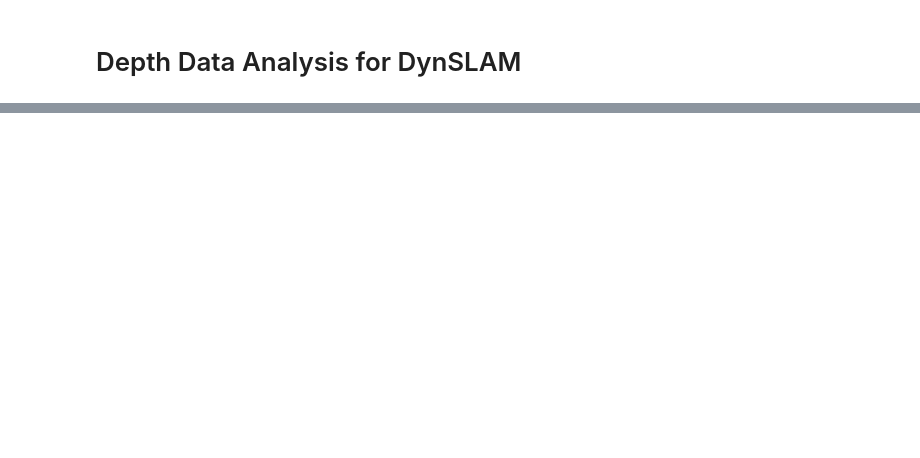
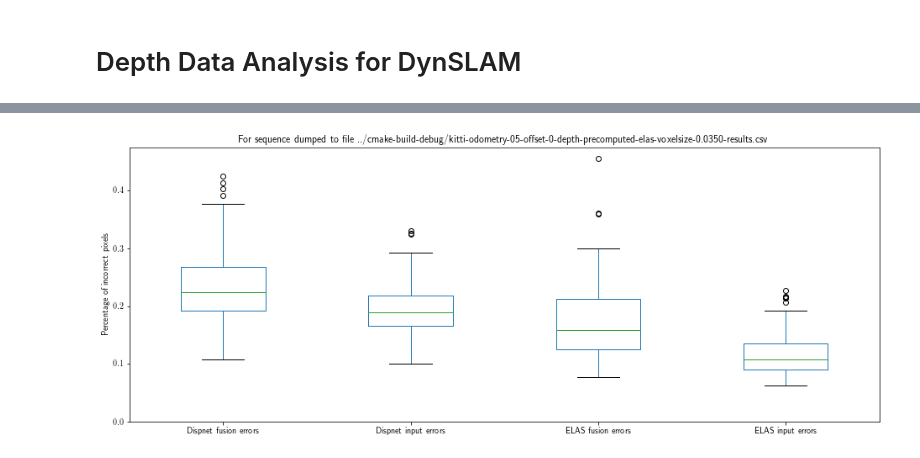
Before and after one commit to AndreiBarsan/DynSLAM, a Jupyter notebook: notebooks/DepthAnalysis.ipynb, the cells around one changed output, grey strips where cells are left out. Drawn from its saved outputs; the diff is of its cells as text; code cells hidden in the pictures; blank space fills up the shorter version.

```diff
--- a/notebooks/DepthAnalysis.ipynb
+++ b/notebooks/DepthAnalysis.ipynb
@@ -53,0 +80,17 @@ augment(frame_elas)
+# %%
+def boxplots(elas_frame, dn_frame, delta_max):
+    bp_df = pd.DataFrame({
+        'ELAS input errors': elas_frame['input-error-percent-{}'.format(delta_max)],
+        'Dispnet input errors': dn_frame['input-error-percent-{}'.format(delta_max)],
+        'ELAS fusion errors': elas_frame['fusion-error-percent-{}'.format(delta_max)],
+        'Dispnet fusion errors': dn_frame['fusion-error-percent-{}'.format(delta_max)]
+    })
+    ax = bp_df.boxplot()
+    ax.set_ylim([0, None])
+    ax.set_ylabel("Percentage of incorrect pixels")
+    ax.set_title("For sequence dumped to file {}".format(CSV_FILE_ELAS))
+    ax.grid('off')
+
+boxplots(frame_elas, frame_dn, delta_max=5)
+# %% [output]
+[figure, added]
```
Also changed, not shown: parts of 12 cells of this notebook, 1 other file.
